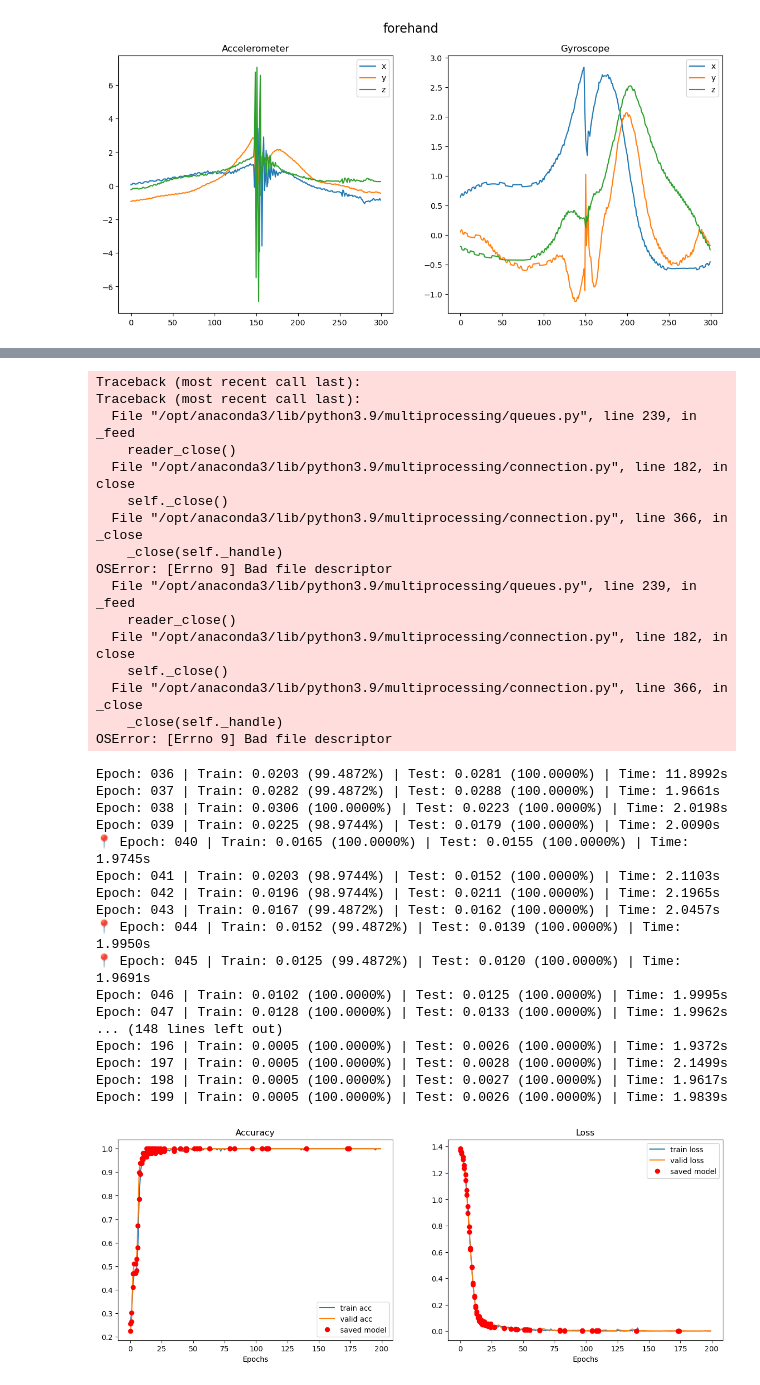
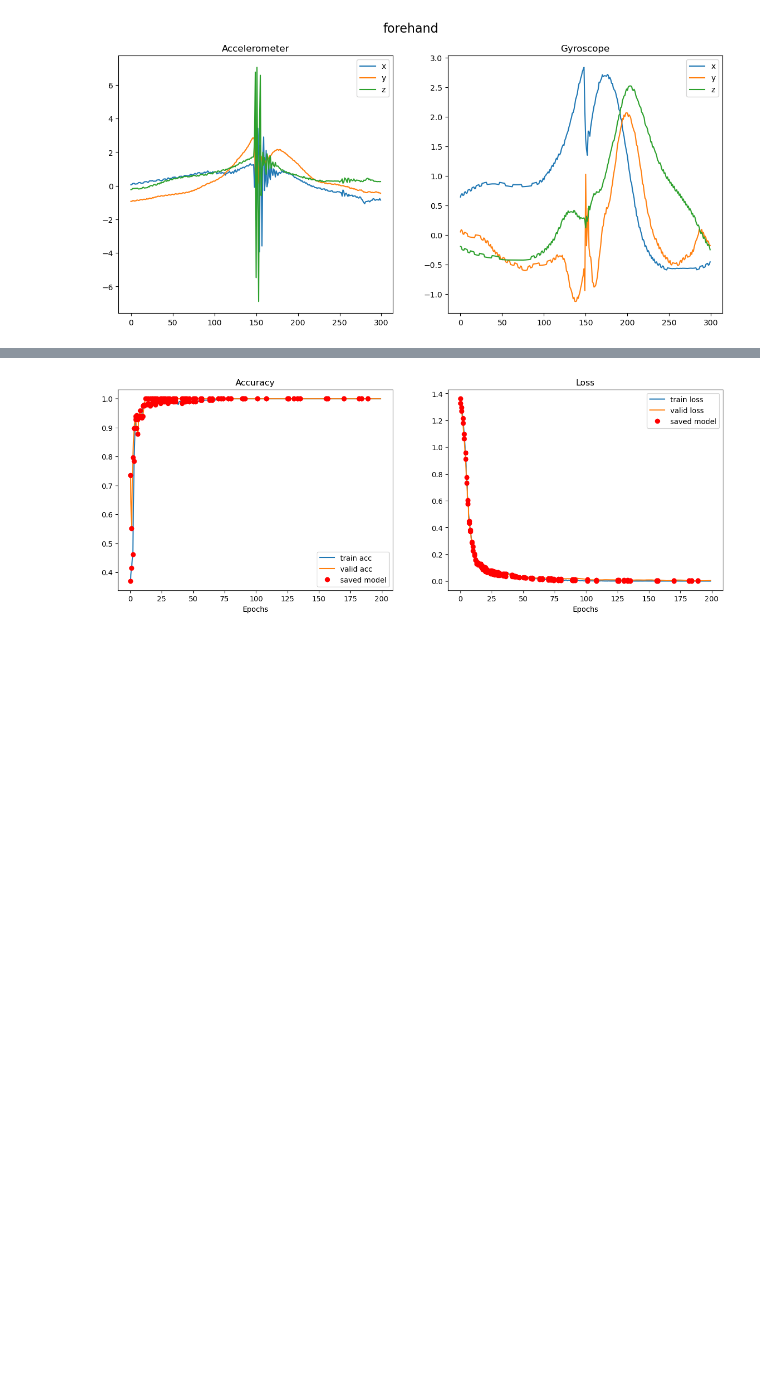
Before and after one commit to Fexcatta/SmartTennisRacket, a Jupyter notebook: model/training.ipynb, the cells around one changed output, grey strips where cells are left out. Drawn from its saved outputs; the diff is of its cells as text; code cells hidden in the pictures; blank space fills up the shorter version.

```diff
--- a/model/training.ipynb
+++ b/model/training.ipynb
@@ -125,10 +127,10 @@ optimizer = optim.Adam(model.parameters())
 history = []
 saved_epochs = []
 
-best_train_acc = 0.5
-best_valid_acc = 0.5
-best_train_loss = 1000
-best_valid_loss = 1000
+best_train_acc = 0.9
+best_valid_acc = 0.9
+best_train_loss = 0.1
+best_valid_loss = 0.1
 
 for epoch in range(EPOCHS):
     epoch_start = time.time()
@@ -279,37 +281,4 @@ Epoch: 034 | Train: 0.0354 (98.9744%) | Test: 0.0216 (100.0000%) | Time: 1.9622s
-Traceback (most recent call last):
-Traceback (most recent call last):
-  File "/opt/anaconda3/lib/python3.9/multiprocessing/queues.py", line 239, in _feed
-    reader_close()
-  File "/opt/anaconda3/lib/python3.9/multiprocessing/connection.py", line 182, in close
-    self._close()
-  File "/opt/anaconda3/lib/python3.9/multiprocessing/connection.py", line 366, in _close
-    _close(self._handle)
-OSError: [Errno 9] Bad file descriptor
-  File "/opt/anaconda3/lib/python3.9/multiprocessing/queues.py", line 239, in _feed
-    reader_close()
-  File "/opt/anaconda3/lib/python3.9/multiprocessing/connection.py", line 182, in close
-    self._close()
-  File "/opt/anaconda3/lib/python3.9/multiprocessing/connection.py", line 366, in _close
-    _close(self._handle)
-OSError: [Errno 9] Bad file descriptor
-Epoch: 036 | Train: 0.0203 (99.4872%) | Test: 0.0281 (100.0000%) | Time: 11.8992s
-Epoch: 037 | Train: 0.0282 (99.4872%) | Test: 0.0288 (100.0000%) | Time: 1.9661s
-Epoch: 038 | Train: 0.0306 (100.0000%) | Test: 0.0223 (100.0000%) | Time: 2.0198s
-Epoch: 039 | Train: 0.0225 (98.9744%) | Test: 0.0179 (100.0000%) | Time: 2.0090s
-📍 Epoch: 040 | Train: 0.0165 (100.0000%) | Test: 0.0155 (100.0000%) | Time: 1.9745s
-Epoch: 041 | Train: 0.0203 (98.9744%) | Test: 0.0152 (100.0000%) | Time: 2.1103s
-Epoch: 042 | Train: 0.0196 (98.9744%) | Test: 0.0211 (100.0000%) | Time: 2.1965s
-Epoch: 043 | Train: 0.0167 (99.4872%) | Test: 0.0162 (100.0000%) | Time: 2.0457s
-📍 Epoch: 044 | Train: 0.0152 (99.4872%) | Test: 0.0139 (100.0000%) | Time: 1.9950s
-📍 Epoch: 045 | Train: 0.0125 (99.4872%) | Test: 0.0120 (100.0000%) | Time: 1.9691s
-Epoch: 046 | Train: 0.0102 (100.0000%) | Test: 0.0125 (100.0000%) | Time: 1.9995s
-Epoch: 047 | Train: 0.0128 (100.0000%) | Test: 0.0133 (100.0000%) | Time: 1.9962s
-... (148 lines left out)
-Epoch: 196 | Train: 0.0005 (100.0000%) | Test: 0.0026 (100.0000%) | Time: 1.9372s
-Epoch: 197 | Train: 0.0005 (100.0000%) | Test: 0.0028 (100.0000%) | Time: 2.1499s
-Epoch: 198 | Train: 0.0005 (100.0000%) | Test: 0.0027 (100.0000%) | Time: 1.9617s
-Epoch: 199 | Train: 0.0005 (100.0000%) | Test: 0.0026 (100.0000%) | Time: 1.9839s
-[figure, old version]
+[figure, new version]
 # %%
 # test prediction
 sample = dataset[209]
```
Also changed, not shown: parts of 3 cells of this notebook, 1 other file.
